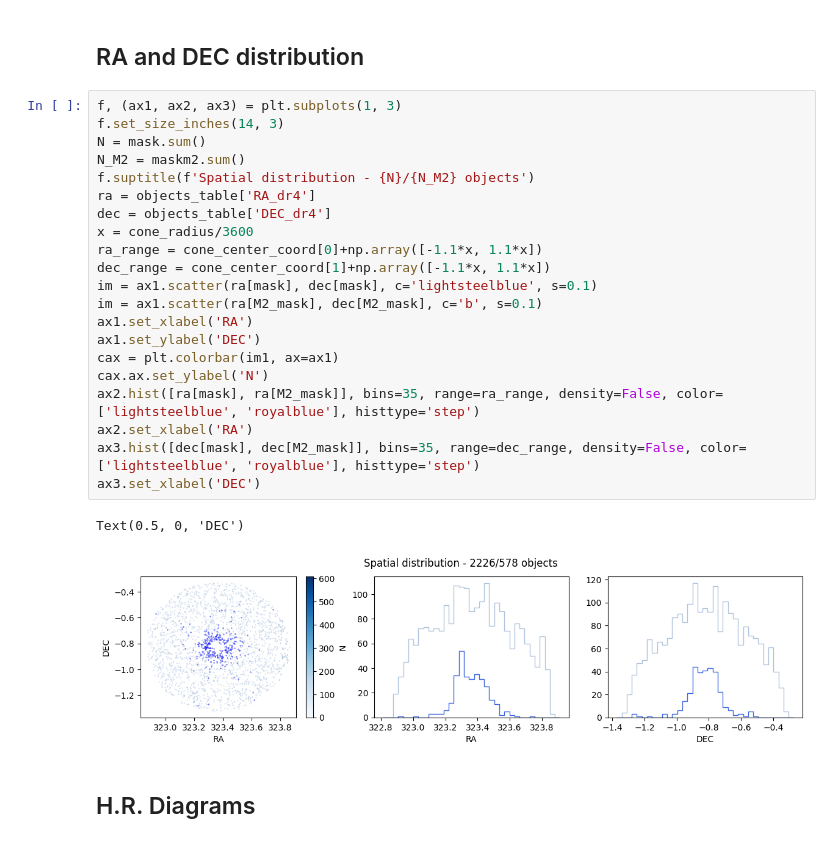
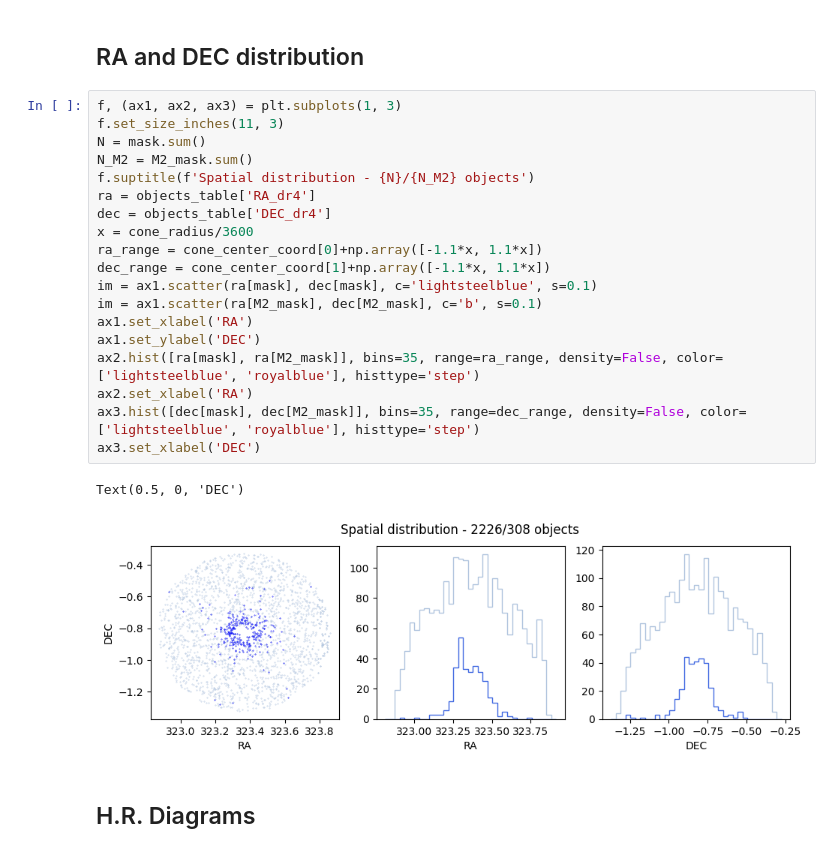
Before and after one commit to felipefer42/XLVII_SAB_workshop, a Jupyter notebook: content/hands-on/1st_science_case_solution.ipynb, the cells around one changed output. Saved outputs shown, nothing was run; the diff lists cells and outputs as text.

```diff
--- a/content/hands-on/1st_science_case_solution.ipynb
+++ b/content/hands-on/1st_science_case_solution.ipynb
@@ -159,28 +159,26 @@ M2_mask = np.bitwise_and(M2_mask, QC_mask)
 ## RA and DEC distribution
 # %%
 f, (ax1, ax2, ax3) = plt.subplots(1, 3)
-f.set_size_inches(14, 3)
+f.set_size_inches(11, 3)
 N = mask.sum()
-N_M2 = maskm2.sum()
+N_M2 = M2_mask.sum()
 f.suptitle(f'Spatial distribution - {N}/{N_M2} objects')
 ra = objects_table['RA_dr4']
 dec = objects_table['DEC_dr4']
 x = cone_radius/3600
 ra_range = cone_center_coord[0]+np.array([-1.1*x, 1.1*x])
 dec_range = cone_center_coord[1]+np.array([-1.1*x, 1.1*x])
 im = ax1.scatter(ra[mask], dec[mask], c='lightsteelblue', s=0.1)
 im = ax1.scatter(ra[M2_mask], dec[M2_mask], c='b', s=0.1)
 ax1.set_xlabel('RA')
 ax1.set_ylabel('DEC')
-cax = plt.colorbar(im1, ax=ax1)
-cax.ax.set_ylabel('N')
 ax2.hist([ra[mask], ra[M2_mask]], bins=35, range=ra_range, density=False, color=['lightsteelblue', 'royalblue'], histtype='step')
 ax2.set_xlabel('RA')
 ax3.hist([dec[mask], dec[M2_mask]], bins=35, range=dec_range, density=False, color=['lightsteelblue', 'royalblue'], histtype='step')
 ax3.set_xlabel('DEC')
 # %% [output]
 Text(0.5, 0, 'DEC')
-[figure, old version]
+[figure, new version]
 # %% [markdown]
 ## H.R. Diagrams
 # %%
```
Also changed, not shown: parts of 1 cell of this notebook.
